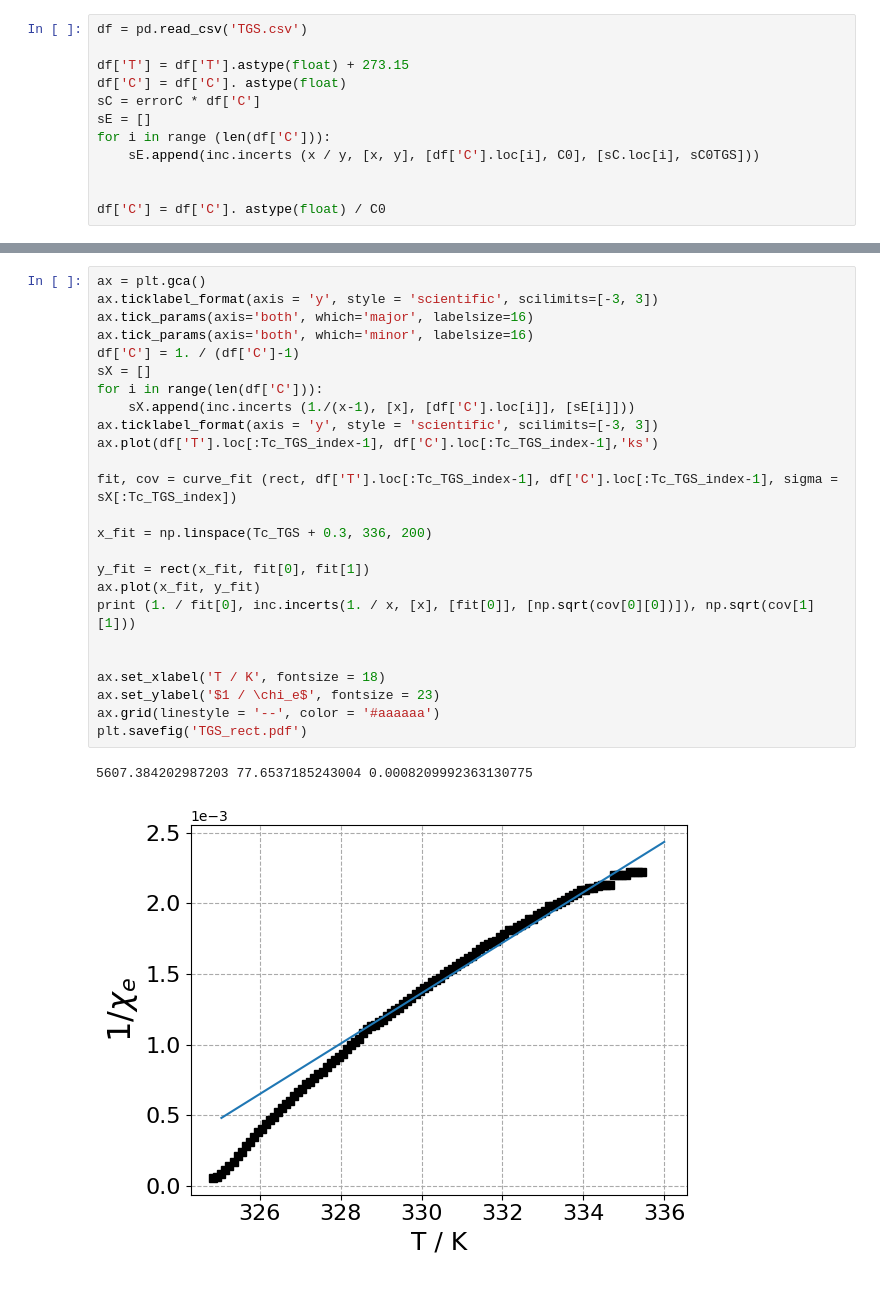
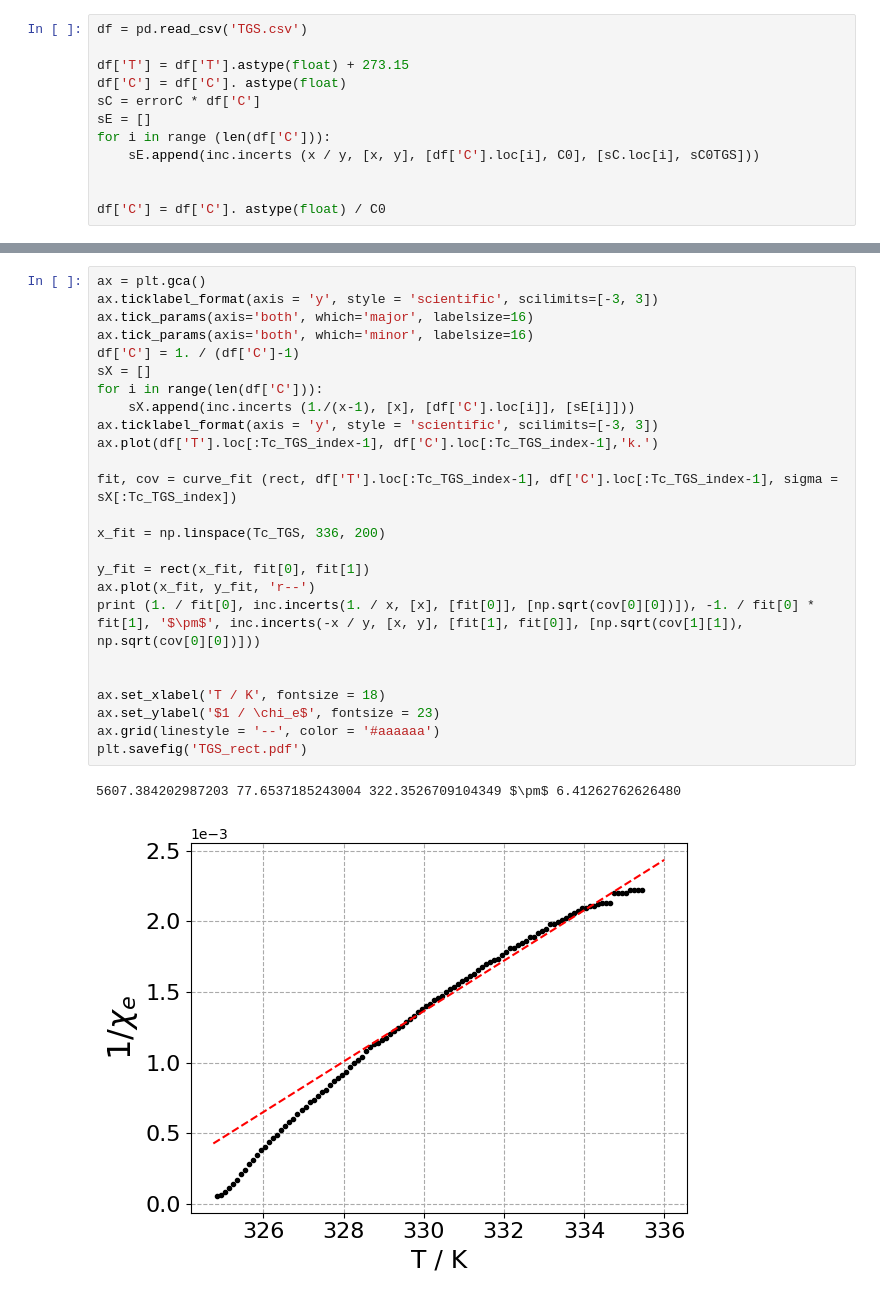
Before and after one commit to albertopeinador/FES_Curie, a Jupyter notebook: Curie.ipynb, the cells around one changed output, grey strips where cells are left out. Saved outputs shown, nothing was run; the diff lists cells and outputs as text.

```diff
--- a/Curie.ipynb
+++ b/Curie.ipynb
@@ -297,28 +297,28 @@ plt.savefig('TGS_cw.pdf')
 # %%
 ax = plt.gca()
 ax.ticklabel_format(axis = 'y', style = 'scientific', scilimits=[-3, 3])
 ax.tick_params(axis='both', which='major', labelsize=16)
 ax.tick_params(axis='both', which='minor', labelsize=16)
 df['C'] = 1. / (df['C']-1)
 sX = []
 for i in range(len(df['C'])):
     sX.append(inc.incerts (1./(x-1), [x], [df['C'].loc[i]], [sE[i]]))
 ax.ticklabel_format(axis = 'y', style = 'scientific', scilimits=[-3, 3])
-ax.plot(df['T'].loc[:Tc_TGS_index-1], df['C'].loc[:Tc_TGS_index-1],'ks')
+ax.plot(df['T'].loc[:Tc_TGS_index-1], df['C'].loc[:Tc_TGS_index-1],'k.')
 
 fit, cov = curve_fit (rect, df['T'].loc[:Tc_TGS_index-1], df['C'].loc[:Tc_TGS_index-1], sigma = sX[:Tc_TGS_index])
 
-x_fit = np.linspace(Tc_TGS + 0.3, 336, 200)
+x_fit = np.linspace(Tc_TGS, 336, 200)
 
 y_fit = rect(x_fit, fit[0], fit[1])
-ax.plot(x_fit, y_fit)
-print (1. / fit[0], inc.incerts(1. / x, [x], [fit[0]], [np.sqrt(cov[0][0])]), np.sqrt(cov[1][1]))
+ax.plot(x_fit, y_fit, 'r--')
+print (1. / fit[0], inc.incerts(1. / x, [x], [fit[0]], [np.sqrt(cov[0][0])]), -1. / fit[0] * fit[1], '$\pm$', inc.incerts(-x / y, [x, y], [fit[1], fit[0]], [np.sqrt(cov[1][1]), np.sqrt(cov[0][0])]))
 
 
 ax.set_xlabel('T / K', fontsize = 18)
 ax.set_ylabel('$1 / \chi_e$', fontsize = 23)
 ax.grid(linestyle = '--', color = '#aaaaaa')
 plt.savefig('TGS_rect.pdf')
 # %% [output]
-5607.384202987203 77.6537185243004 0.0008209992363130775
+5607.384202987203 77.6537185243004 322.3526709104349 $\pm$ 6.41262762626480
-[figure, old version]
+[figure, new version]
```
Also changed, not shown: parts of 2 cells of this notebook, 8 other files.
